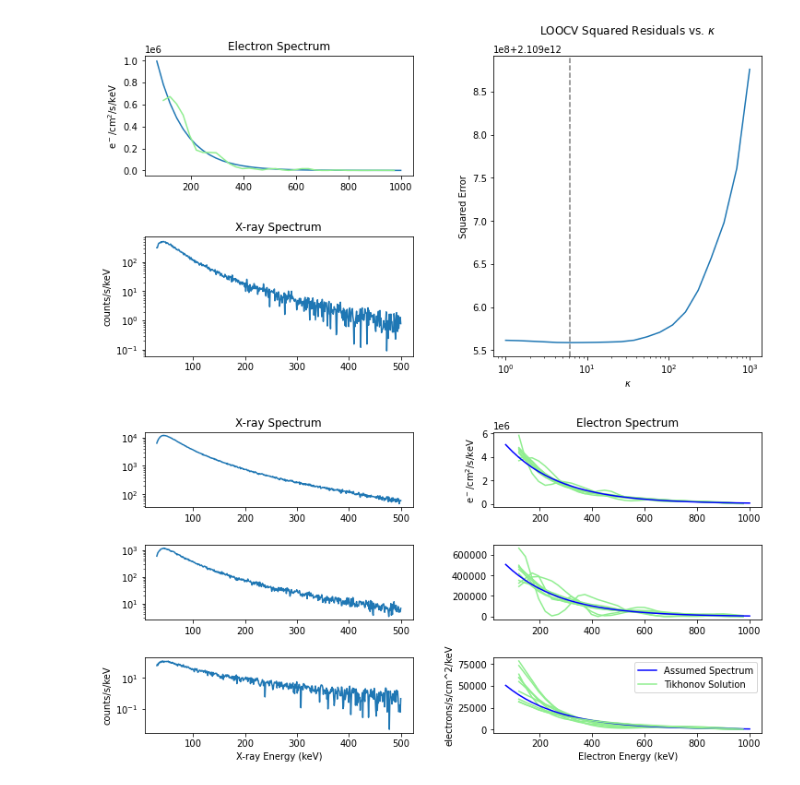
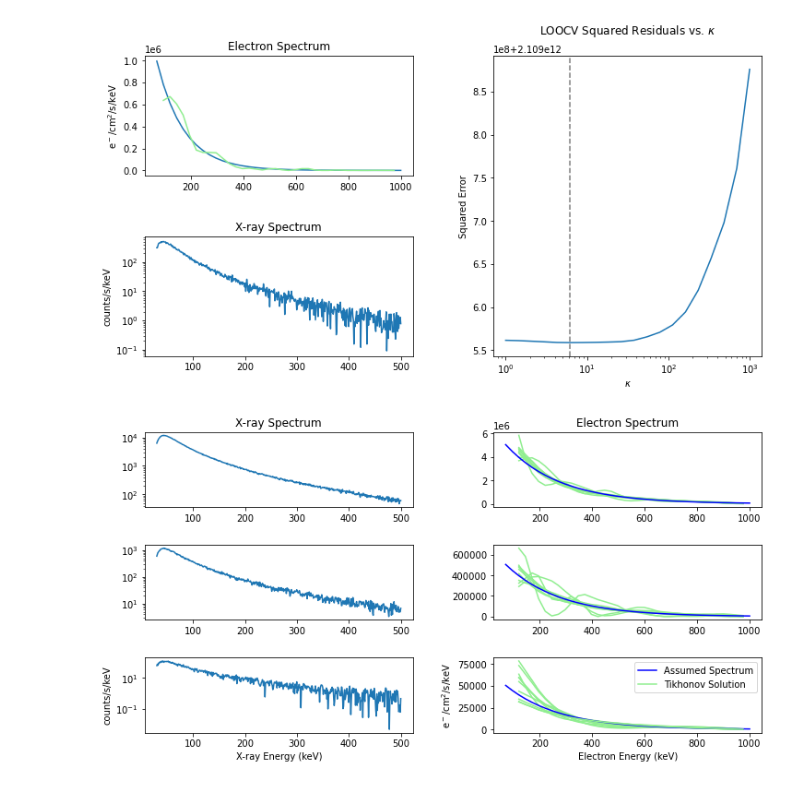
Before and after one commit to mrpatrick1991/thesis, a Jupyter notebook: figures/chapter_4/why_non_negative_is_good/Untitled.ipynb, the cells around one changed output. Drawn from its saved outputs; the diff is of its cells as text; code cells hidden in the pictures.

Commit message:
resize figure

```diff
--- a/figures/chapter_4/why_non_negative_is_good/Untitled.ipynb
+++ b/figures/chapter_4/why_non_negative_is_good/Untitled.ipynb
@@ -247,33 +247,32 @@ ax6 = fig.add_subplot(gs[2,1])
 ax1.semilogy(xspace,beams_low[0])
 ax3.semilogy(xspace,beams_med[0])
 ax5.semilogy(xspace,beams_high[0])
 
 
 for s in sols_low:
     ax2.plot(espace[2:-1],s[2:-1]/2,color='lightgreen')
 
 for s in sols_med:
     ax4.plot(espace[2:-1],s[2:-1]/2,color='lightgreen')
 
 for s in sols_high:
     ax6.plot(espace[2:-1],s[2:-1]/2,color='lightgreen')
 
 ax2.plot(espace, ex(200,0,1000,1e9)[1],color='blue')
 ax4.plot(espace, ex(200,0,1000,1e8)[1],color='blue')
 ax6.plot(espace, ex(200,0,1000,1e7)[1],color='blue',label='Assumed Spectrum')
 
 ax6.plot(espace[2:-1],sols_high[0][2:-1]/2,color='lightgreen',label='Tikhonov Solution')
 
 ax1.set_title('X-ray Spectrum')
 ax5.set_ylabel('counts/s/keV')
-ax6.set_ylabel('electrons/s/cm^2/keV')
 ax5.set_xlabel('X-ray Energy (keV)')
 ax6.set_xlabel('Electron Energy (keV)')
 
-ax2.set_ylabel('$\mathrm{e^-}/\mathrm{cm}^2/\mathrm{s}/\mathrm{keV}$')
+ax6.set_ylabel('$\mathrm{e^-}/\mathrm{cm}^2/\mathrm{s}/\mathrm{keV}$')
 ax2.set_title('Electron Spectrum')
 
 ax6.legend()
 plt.savefig('fig.pdf')
 # %% [output]
-[figure, old version]
+[figure, new version]
```
Also changed, not shown: 1 other file.
